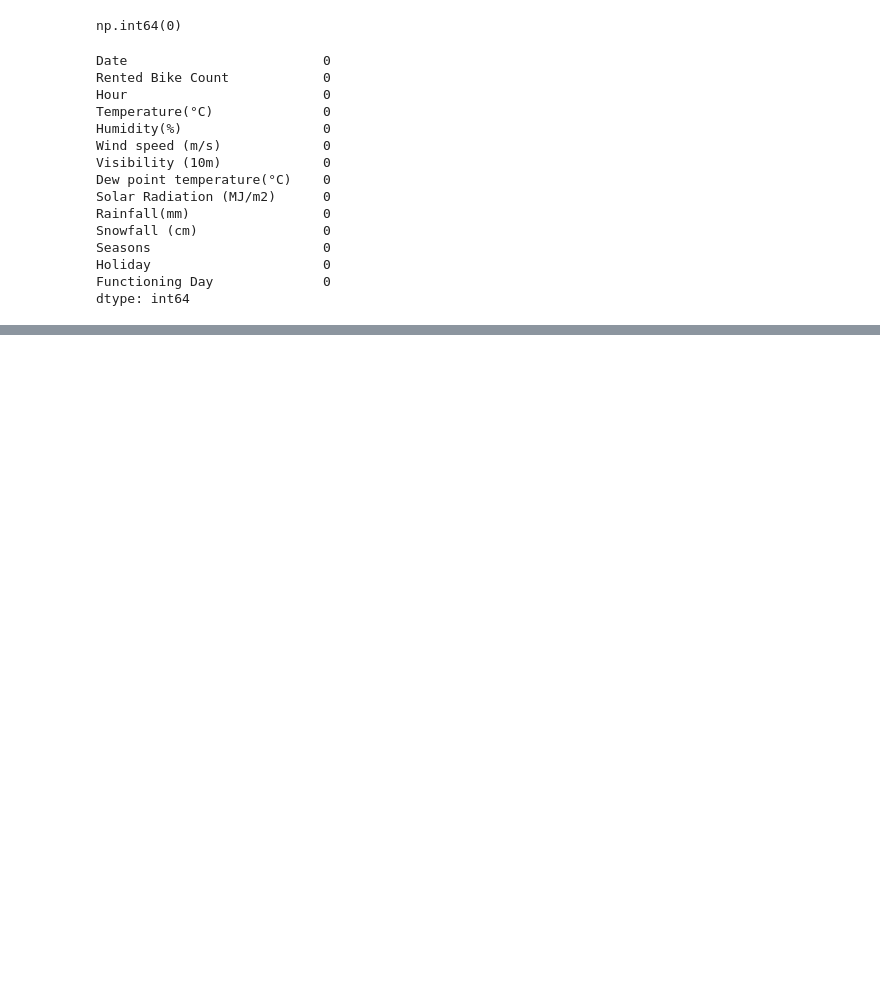
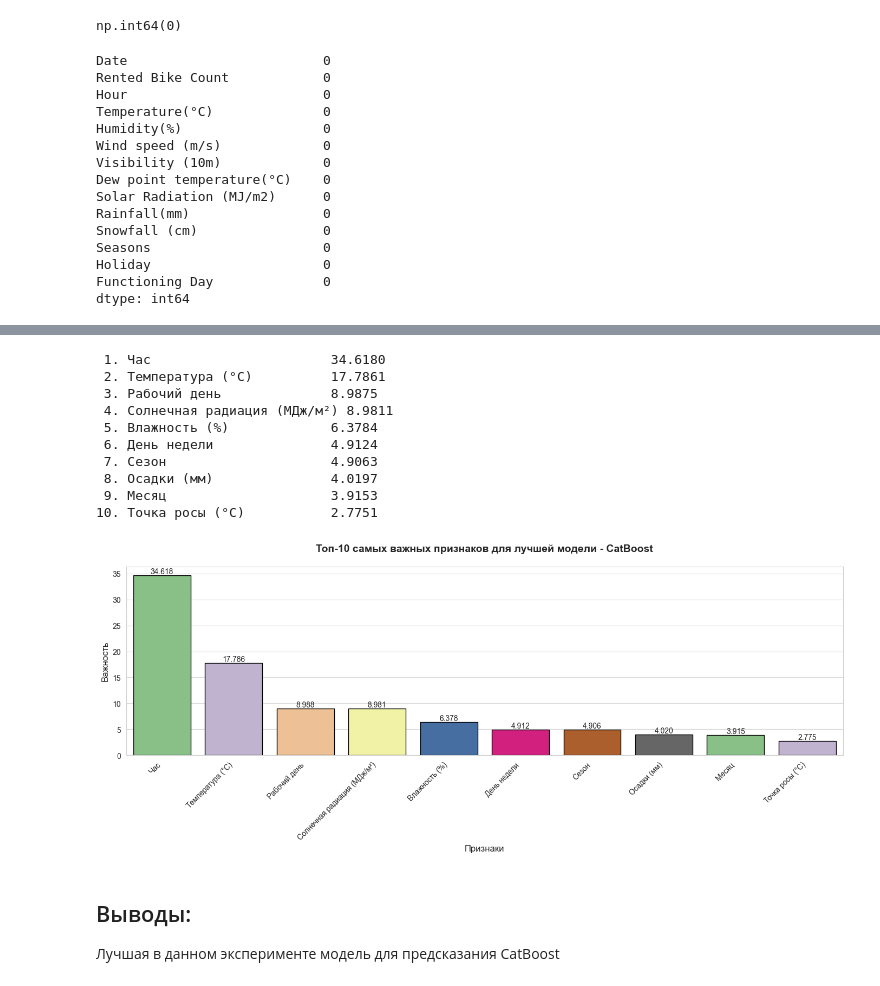
Before and after one commit to avpole/ML-Basic-homeworks, a Jupyter notebook: final_project/final_project.ipynb, the cells around one changed output, grey strips where cells are left out. Drawn from its saved outputs; the diff is of its cells as text; code cells hidden in the pictures; blank space fills up the shorter version.

```diff
--- a/final_project/final_project.ipynb
+++ b/final_project/final_project.ipynb
@@ -101,0 +269,9 @@ dtype: int64
+# %%
+x = df.drop(['Rented Bike Count'],axis=1)
+y = df['Rented Bike Count']
+
+x_train,x_test,y_train,y_test = train_test_split(x,y,test_size=0.2,random_state=42)
+print(x_train.shape)
+print(y_train.shape)
+print(x_test.shape)
+print(y_test.shape)
@@ -101,0 +339,9 @@ dtype: int64
+# %%
+result = evaluate_model(LinearRegression(), x_train, y_train, x_test, y_test, 'LinearRegression')
+
+# print(f"   R²: {result['R²']:.4f}, RMSE: {result['RMSE']:.2f}, MAE: {result['MAE']:.2f} \n",)
+
+results_base = []
+results_base.append(result)
+results_base_df = pd.DataFrame(results_base)
+results_base_df
@@ -101,0 +431,53 @@ dtype: int64
+# %%
+best_model = results_df.iloc[0]['Pipeline'].named_steps['regressor']
+best_model_name = results_df.iloc[0]['Model']
+
+
+feature_names = x.columns.tolist()
+
+importances = pd.Series(
+    best_model.feature_importances_,
+    index=feature_names
+).sort_values(ascending=False)
+
+importances_rus = importances.rename(index=columns_translation)
+
+
+for i, (name, val) in enumerate(importances_rus.head(10).items(), 1):
+    print(f"{i:2d}. {name:25} {val:.4f}")
+
+plt.figure(figsize=(14,6))
+# Визуализация с русскими названиями
+ax = sns.barplot(x=importances_rus.head(10).index,
+                 y=importances_rus.head(10).values,
+                 palette='Accent',
+                 edgecolor='black',
+                 linewidth=1)
+
+plt.title(f'Топ-10 самых важных признаков для лучшей модели - {best_model_name}', fontsize=14, fontweight='bold', pad=20)
+plt.xlabel('Признаки', fontsize=12)
+plt.ylabel('Важность', fontsize=12)
+
+# Добавляем значения на столбцы
+for i, v in enumerate(importances_rus.head(10)):
+    ax.text(i, v + 0.01, f'{v:.3f}', ha='center', va='bottom', fontsize=10)
+
+plt.xticks(rotation=45, ha='right')
+plt.grid(axis='y', alpha=0.8)
+plt.tight_layout()
+plt.show()
+# %% [output]
+ 1. Час                       34.6180
+ 2. Температура (°C)          17.7861
+ 3. Рабочий день              8.9875
+ 4. Солнечная радиация (МДж/м²) 8.9811
+ 5. Влажность (%)             6.3784
+ 6. День недели               4.9124
+ 7. Сезон                     4.9063
+ 8. Осадки (мм)               4.0197
+ 9. Месяц                     3.9153
+10. Точка росы (°C)           2.7751
+[figure, added]
+# %% [markdown]
+## Выводы:
+Лучшая в данном эксперименте модель для предсказания CatBoost
```
Also changed, not shown: parts of 20 cells of this notebook, 1 other file.
